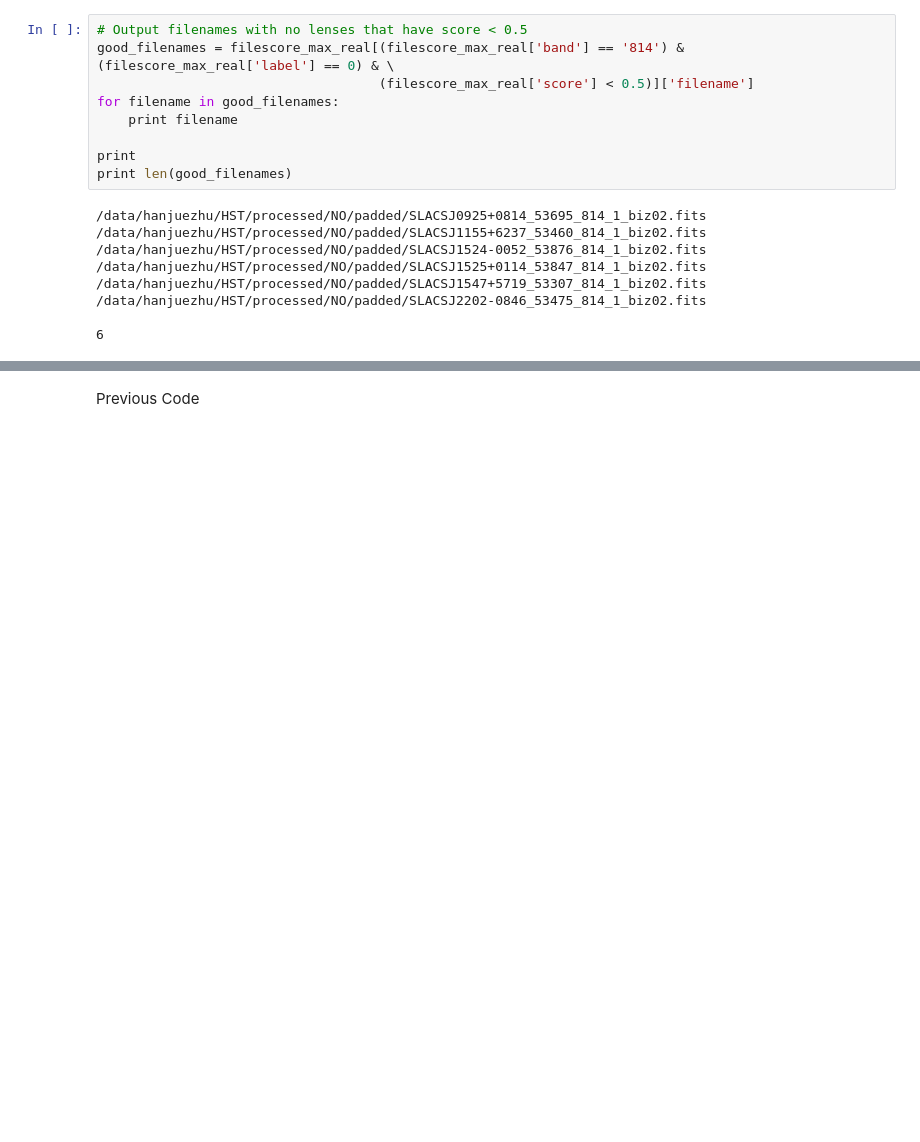
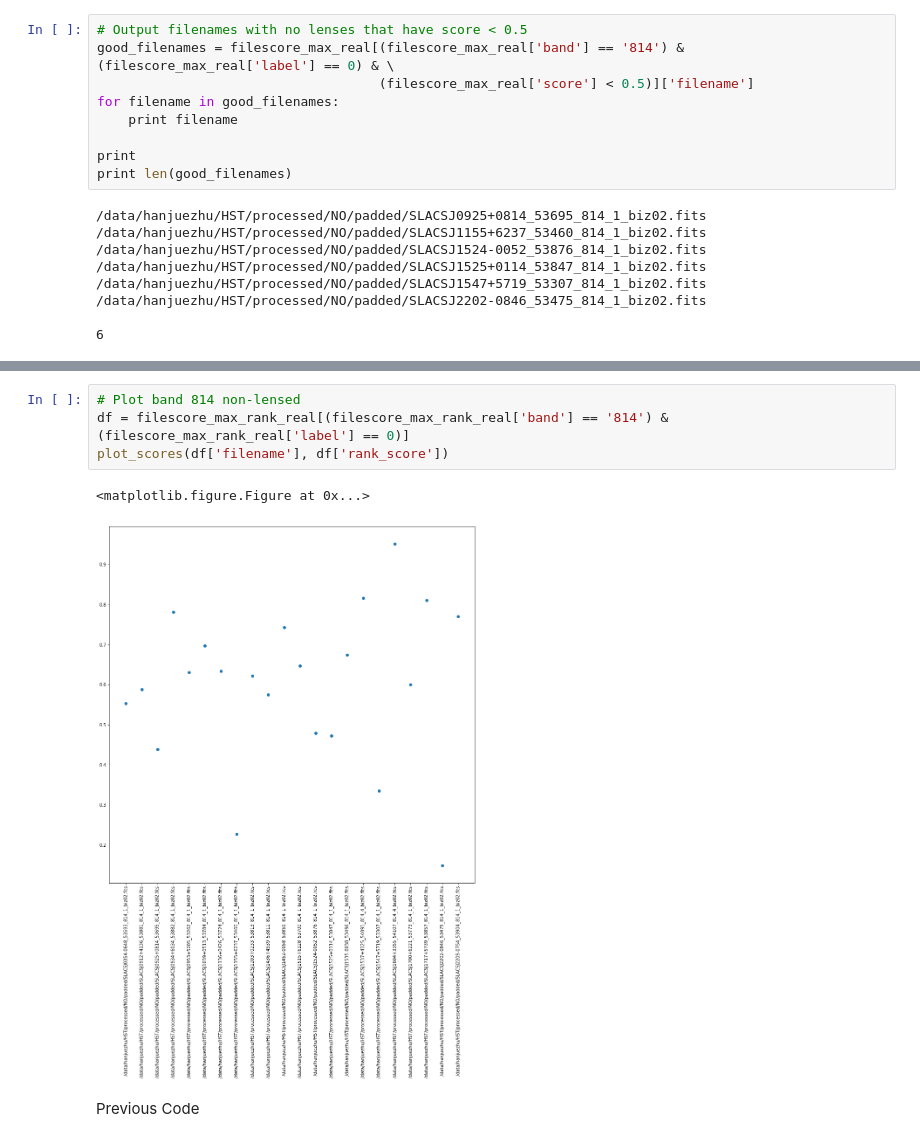
Before and after one commit to cavestruz/ALL_obs, a Jupyter notebook: ScoresAndHOG.ipynb, the cells around one changed output, grey strips where cells are left out. Cells and saved outputs as stored; diff of their text form; blank space fills up the shorter version.

```diff
--- a/ScoresAndHOG.ipynb
+++ b/ScoresAndHOG.ipynb
@@ -175,3 +236,10 @@ print len(good_filenames)
+# %%
+# Plot band 814 non-lensed
+df = filescore_max_rank_real[(filescore_max_rank_real['band'] == '814') & (filescore_max_rank_real['label'] == 0)]
+plot_scores(df['filename'], df['rank_score'])
+# %% [output]
+<matplotlib.figure.Figure at 0x...>
+[figure, added]
 # %% [markdown]
 Previous Code
 # %%
```
Also changed, not shown: parts of 8 cells of this notebook.
